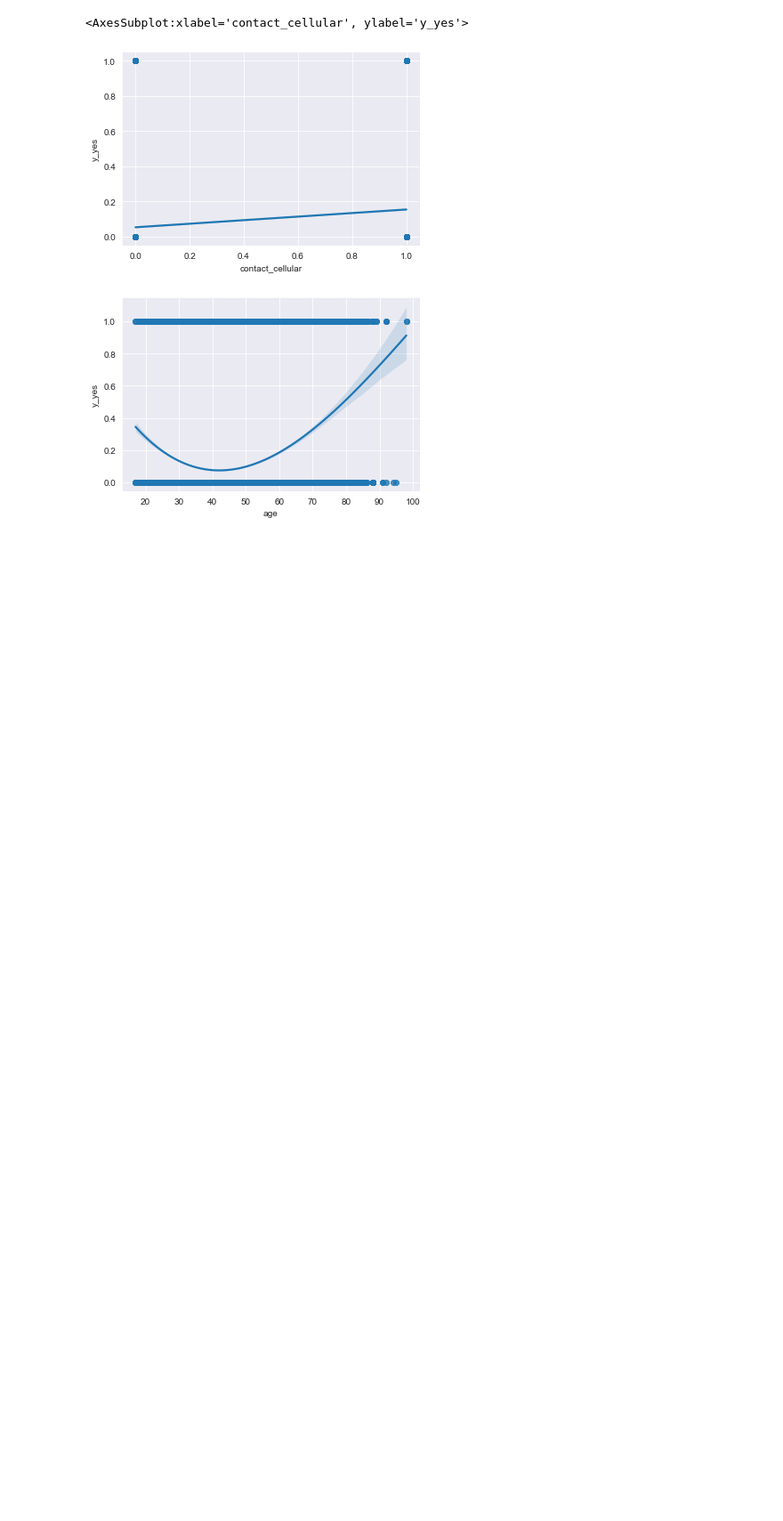
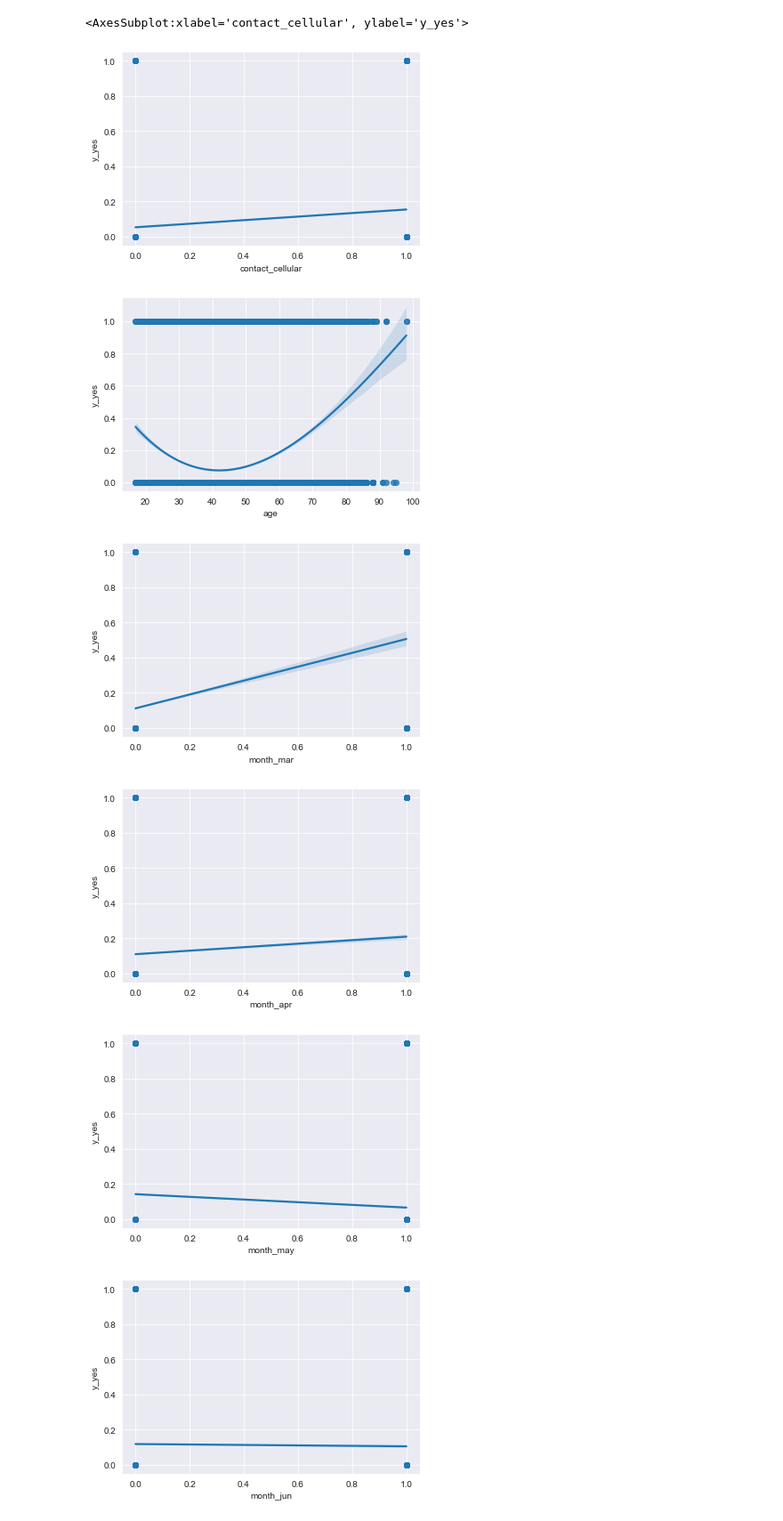
Before and after one commit to LIMDANBI/2021-2, a Jupyter notebook: DataMining/bank_marketing_analysis.ipynb, the cells around one changed output. Shown at 89% size. Drawn from its saved outputs; the diff is of its cells as text; code cells hidden in the pictures; blank space fills up the shorter version.

```diff
--- a/DataMining/bank_marketing_analysis.ipynb
+++ b/DataMining/bank_marketing_analysis.ipynb
@@ -275,3 +279,15 @@ sns.regplot(x="contact_cellular", y="y_yes", order=1, data=df1, truncate=True)
 sns.regplot(x="age", y="y_yes", order=3, data=df1, truncate=True);
 # %% [output]
 [figure]
+# %%
+# 월 별 분석
+month = ['month_mar', 'month_apr', 'month_may', 'month_jun', 'month_jul',
+         'month_aug', 'month_sep', 'month_oct', 'month_nov', 'month_dec']
+for i in month:
+    sns.regplot(x=i, y="y_yes", order=1, data=df1, truncate=True)
+    plt.show()
+# %% [output]
+[figure, added]
+[figure, added]
+[figure, added]
+[figure, added]
```
Also changed, not shown: parts of 8 cells of this notebook.
